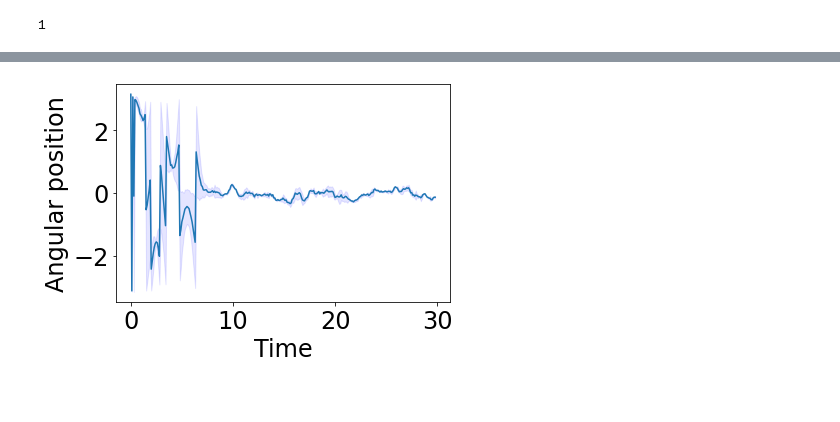
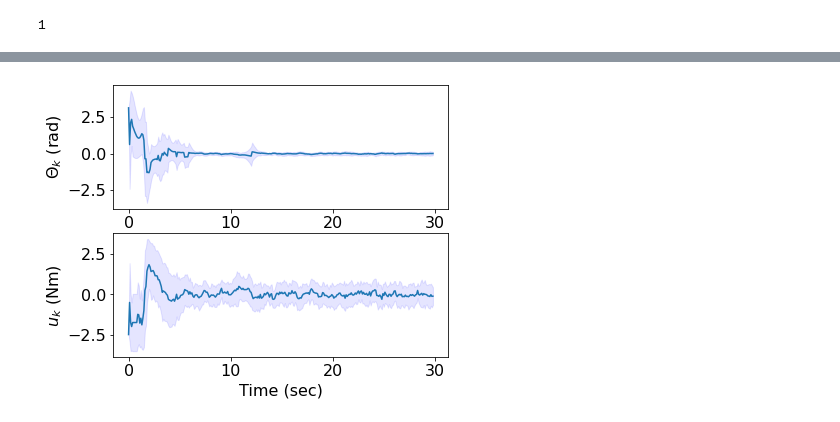
Before and after one commit to jamalihuzaifa9/Probabilistic-Cost-To-Go-Approximation, a Jupyter notebook: main/Pendulum FPD.ipynb, the cells around one changed output, grey strips where cells are left out. Drawn from its saved outputs; the diff is of its cells as text; code cells hidden in the pictures; blank space fills up the shorter version.

```diff
--- a/main/Pendulum FPD.ipynb
+++ b/main/Pendulum FPD.ipynb
@@ -41,9 +41,9 @@ def KL_divergence(p, q):
     return KL
 
 def state_cost(ind):
-    cost = np.sqrt((ind[0]-25)**2)+0.1*np.sqrt((ind[1]-25)**2) #actual cost
+    #cost = np.sqrt((ind[0]-25)**2)+0.1*np.sqrt((ind[1]-25)**2) #actual cost
 
-    #cost = 4.16*np.sqrt((ind[0]-25)**2)+2.44*np.sqrt((ind[1]-25)**2) #estimated cost
+    cost = 4.16*np.sqrt((ind[0]-25)**2)+2.44*np.sqrt((ind[1]-25)**2) #estimated cost
     return(cost)
 
 
@@ -59,6 +59,7 @@ def C_Bar(state,U_dis):
         Expected_Cost[i,:]=Cost#Cost.append(cost)
     #Cost_sum = np.sum(np.array(Cost))
     Expected_Cost = np.sum(np.multiply(U_dis,Expected_Cost.T))
+    #Expected_Cost_Sum = np.sum(Expected_Cost)
     return(Expected_Cost)
 
 def feature(ind):
@@ -90,7 +91,7 @@ class Pendulum():
     def __init__(self):
         self.l = 0.6
         self.m = 1
-        self.max_torque = 10
+        self.max_torque = 2.5
         self.max_speed = 5
         self.state = np.array([0,0])
         self.last_input = None
@@ -347,33 +350,55 @@ Weights = [[4.26555651 2.59769257]]
 means = [0]*(nSteps-1) #Average and std over the simulations
 stds = [0]*(nSteps-1)
 for i in range(nSteps-1):
-    means[i] = np.mean(fullH1[8:10,i])
-    stds[i] = np.std(fullH1[8:10,i])
+    means[i] = np.mean(fullH1[:,i])
+    stds[i] = np.std(fullH1[:,i])
+# %%
+umeans = [0]*(nSteps-1)
+ustds = [0]*(nSteps-1)
+for i in range(nSteps-1):
+    umeans[i] = np.mean(uH[:,i])
+    ustds[i] = np.std(uH[:,i])
 # %%
 from matplotlib import pyplot as plt
 from pylab import rcParams
-plt.rcParams.update({'font.size': 24})
+plt.rcParams.update({'font.size': 16})
 
 
 x = np.array([x/10 for x in range(nSteps-1)])
 y = np.array(means)
 ci = np.array(stds)
 
-np.save('y_Proposed.npy',y)
-np.save('ci_Proposed.npy',ci)
+x_u = np.array([x/10 for x in range(nSteps-1)])
+y_u = np.array(umeans)
+ci_u = np.array(ustds)
 
-y_FPD = np.load('y_FPD.npy')
-ci_FPD = np.load('ci_FPD.npy')
+#np.save('y_Proposed.npy',y)
+#np.save('ci_Proposed.npy',ci)
+
+#y_FPD = np.load('y_FPD.npy')
+#ci_FPD = np.load('ci_FPD.npy')
 
 
-fig, ax = plt.subplots()
-ax.plot(x,y)
+fig, ax = plt.subplots(2,1)
+fig.figure.set_figheight(5)
+ax[0].plot(x,y)
 #ax.plot(x,y_FPD)
-ax.fill_between(x, (y-ci), (y+ci), color='b', alpha=.1)
+ax[0].fill_between(x, (y-ci), (y+ci), color='b', alpha=.1)
 #ax.fill_between(x, (y_FPD-ci_FPD), (y_FPD+ci_FPD), color='b', alpha=.1)
 #ax.set_title('FPD input')
-ax.set_xlabel('Time')
-ax.set_ylabel('Angular position')
-plt.savefig('pendulum_angle_ci_1m_0.6l.jpeg',bbox_inches ='tight')
+#ax[0].set_xlabel('Time (Sec)')
+ax[0].set_ylabel('$\Theta_{k}$ (rad)')
+
+ax[1].plot(x_u,y_u)
+#ax.plot(x,y_FPD)
+ax[1].fill_between(x_u, (y_u-ci_u), (y_u+ci_u), color='b', alpha=.1)
+#ax.fill_between(x, (y_FPD-ci_FPD), (y_FPD+ci_FPD), color='b', alpha=.1)
+#ax.set_title('FPD input')
+ax[1].set_xlabel('Time (sec)')
+ax[1].set_ylabel('$u_{k}$ (Nm)')
+
+#plt.show()
+
+plt.savefig('pendulum_joint_ci_1m_0.6l.jpeg',bbox_inches ='tight')
 # %% [output]
-[figure, old version]
+[figure, new version]
```
Also changed, not shown: parts of 5 cells of this notebook.
